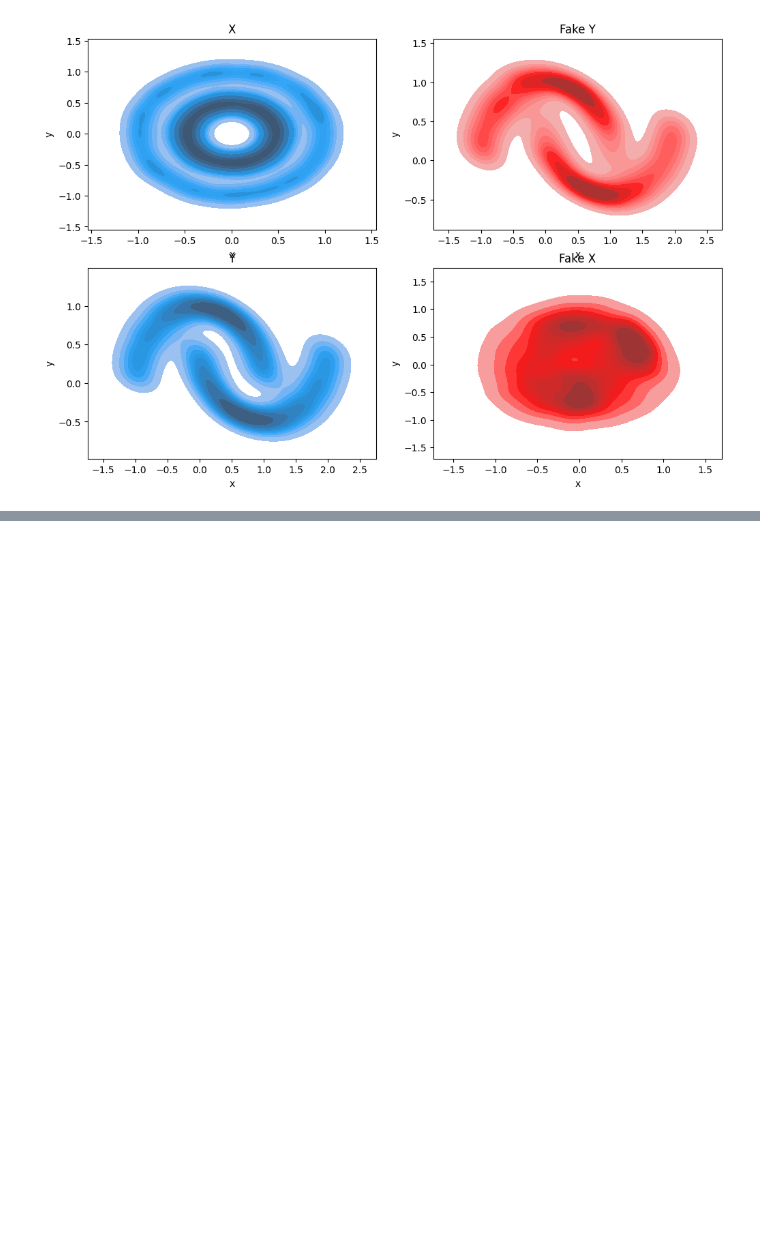
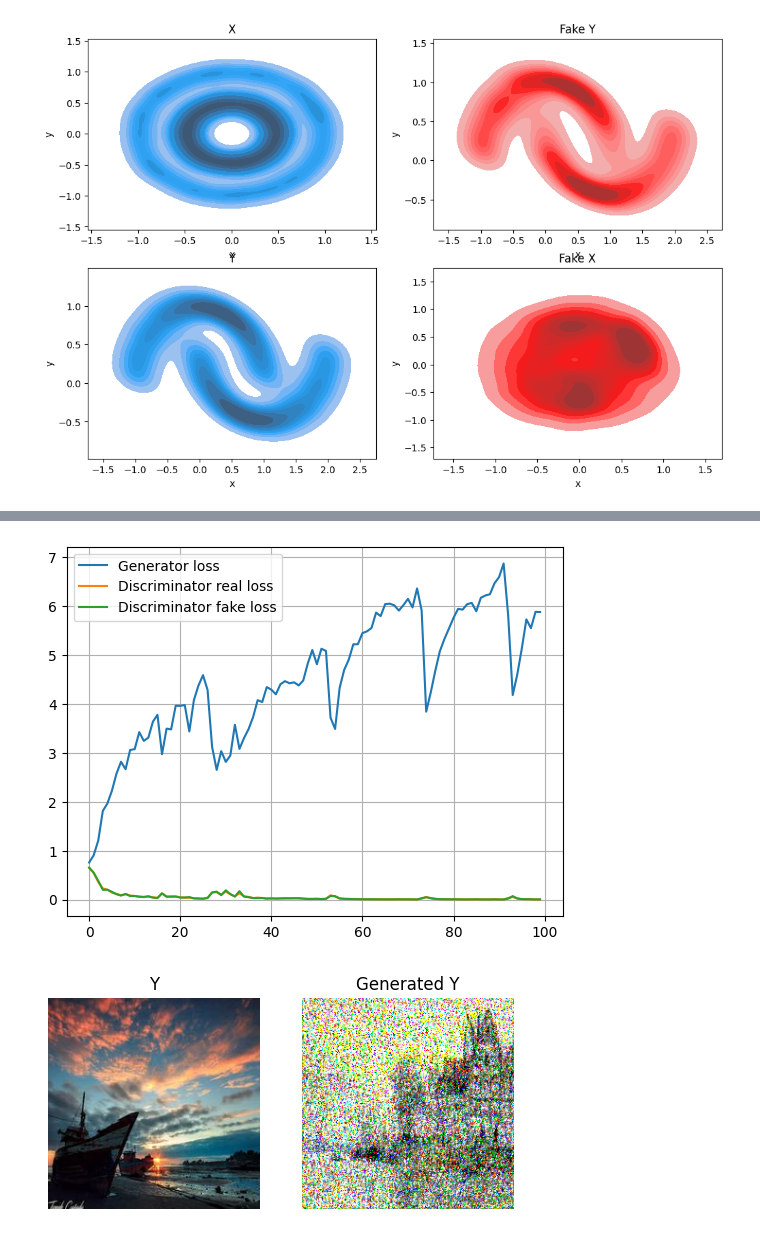
Before and after one commit to gregkseno/masters-thesis, a Jupyter notebook: code/adversarial_ipfp.ipynb, the cells around one changed output, grey strips where cells are left out. Cells and saved outputs as stored; diff of their text form; code cells hidden in the pictures; blank space fills up the shorter version.

```diff
--- a/code/adversarial_ipfp.ipynb
+++ b/code/adversarial_ipfp.ipynb
@@ -467,5 +464,5 @@ visualize_sb(conditional_p, conditional_q, dataset)
 # %%
-batch_size = 16
+batch_size = 8
 
 dataset = ImageDataset('../data/')
 dataloader = DataLoader(dataset, batch_size=batch_size, shuffle=True)
@@ -475,7 +472,7 @@ conditional_q_fixed = Conditional().to(device)
 
 
 init_params = {
-    'epochs': 10,
+    'epochs': 100,
     'loader': dataloader,
     'gamma': 1.,
     'lr_disc': 4e-4,
@@ -486,0 +488,8 @@ OutOfMemoryError: CUDA out of memory. Tried to allocate 20.00 MiB. GPU
+# %%
+conditional_q_fixed.cpu().eval()
+
+visualize_losses(losses, conditional_q_fixed.loss_titles)
+visualize_gan_images(conditional_q_fixed, dataset)
+# %% [output]
+[figure, added]
+[figure, added]
```
Also changed, not shown: parts of 8 cells of this notebook.
